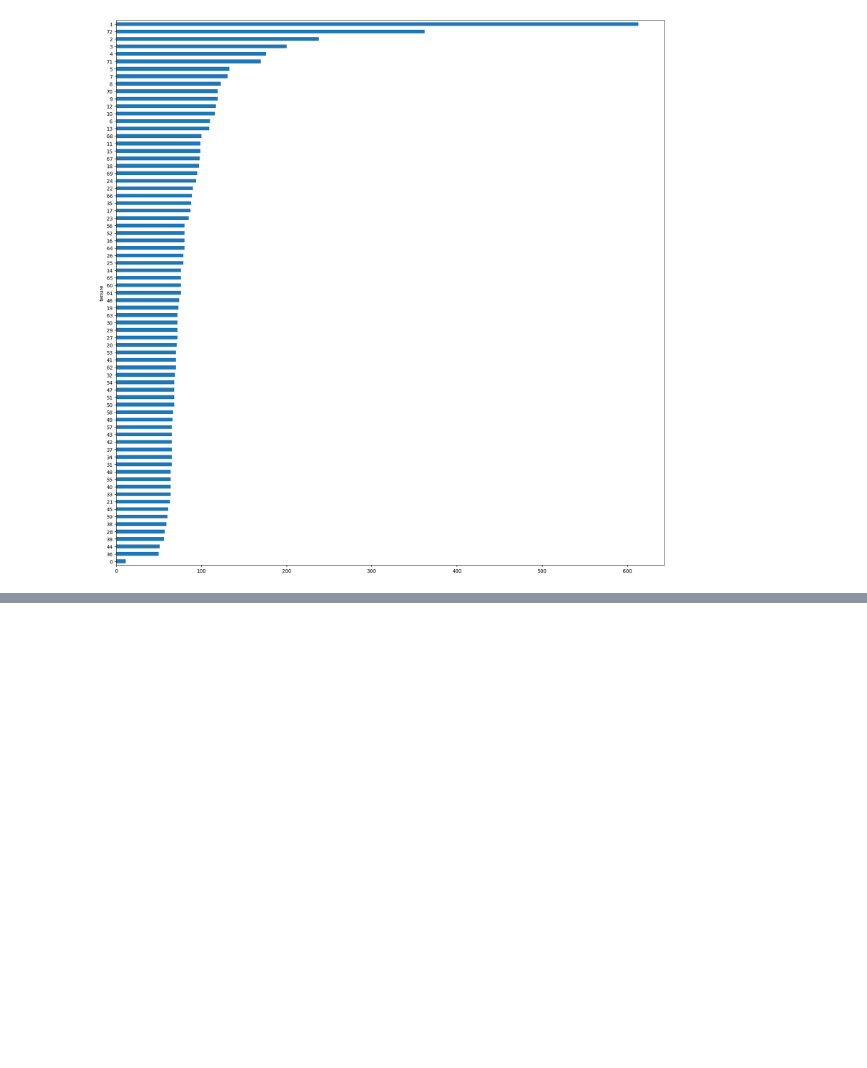
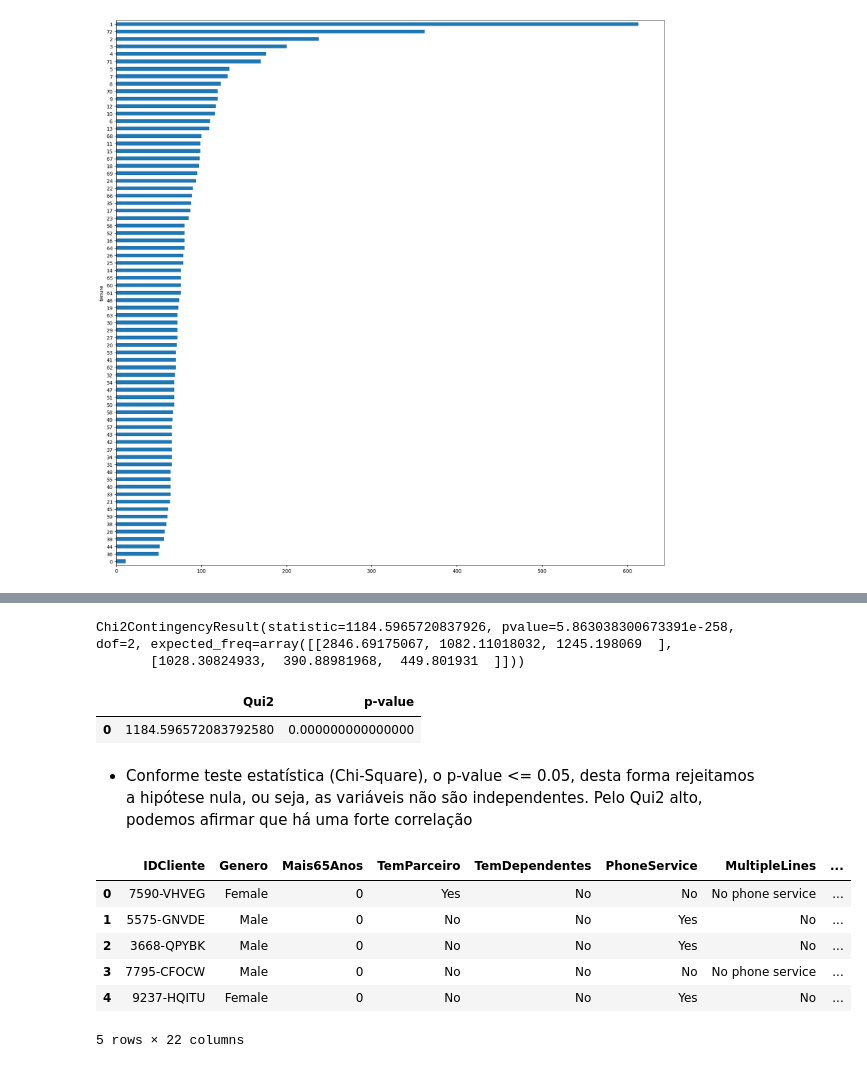
Before and after one commit to ArthurPedroti/eda, a Jupyter notebook: eda_churn.ipynb, the cells around one changed output, grey strips where cells are left out. Drawn from its saved outputs; the diff is of its cells as text; code cells hidden in the pictures; blank space fills up the shorter version.

```diff
--- a/eda_churn.ipynb
+++ b/eda_churn.ipynb
@@ -649,0 +693,5 @@ df_churn.groupby(['tenure'])['tenure'].count().sort_values().plot.barh(figsize=(
+# %%
+chi_scores_churn_contracts
+# %% [output]
+Chi2ContingencyResult(statistic=1184.5965720837926, pvalue=5.863038300673391e-258, dof=2, expected_freq=array([[2846.69175067, 1082.11018032, 1245.198069  ],
+       [1028.30824933,  390.88981968,  449.801931  ]]))
@@ -649,0 +702,3 @@ df_churn.groupby(['tenure'])['tenure'].count().sort_values().plot.barh(figsize=(
+# %%
+# Apresentar numeros com decimais sem a notacao cientifica
+pd.set_option('display.float_format', lambda x: '%.15f' % x)
@@ -649,0 +711,8 @@ df_churn.groupby(['tenure'])['tenure'].count().sort_values().plot.barh(figsize=(
+# %%
+# Analisar Scores e p-values
+df_chi_scores_churn_contract
+# %% [output]
+|  | Qui2 | p-value |
+| 0 | 1184.596572083792580 | 0.000000000000000 |
+# %% [markdown]
+- Conforme teste estatística (Chi-Square), o p-value <= 0.05, desta forma rejeitamos a hipótese nula, ou seja, as variáveis não são independentes. Pelo Qui2 alto, podemos afirmar que há uma forte correlação
@@ -649,0 +729,11 @@ df_churn.groupby(['tenure'])['tenure'].count().sort_values().plot.barh(figsize=(
+# %%
+# Checar o DataFrame
+df_churn.head(5)
+# %% [output]
+|  | IDCliente | Genero | Mais65Anos | TemParceiro | TemDependentes | PhoneService | MultipleLines | ... |
+| 0 | 7590-VHVEG | Female | 0 | Yes | No | No | No phone service | ... |
+| 1 | 5575-GNVDE | Male | 0 | No | No | Yes | No | ... |
+| 2 | 3668-QPYBK | Male | 0 | No | No | Yes | No | ... |
+| 3 | 7795-CFOCW | Male | 0 | No | No | No | No phone service | ... |
+| 4 | 9237-HQITU | Female | 0 | No | No | Yes | No | ... |
+5 rows × 22 columns
```
Also changed, not shown: parts of 24 cells of this notebook, 2 other files.
